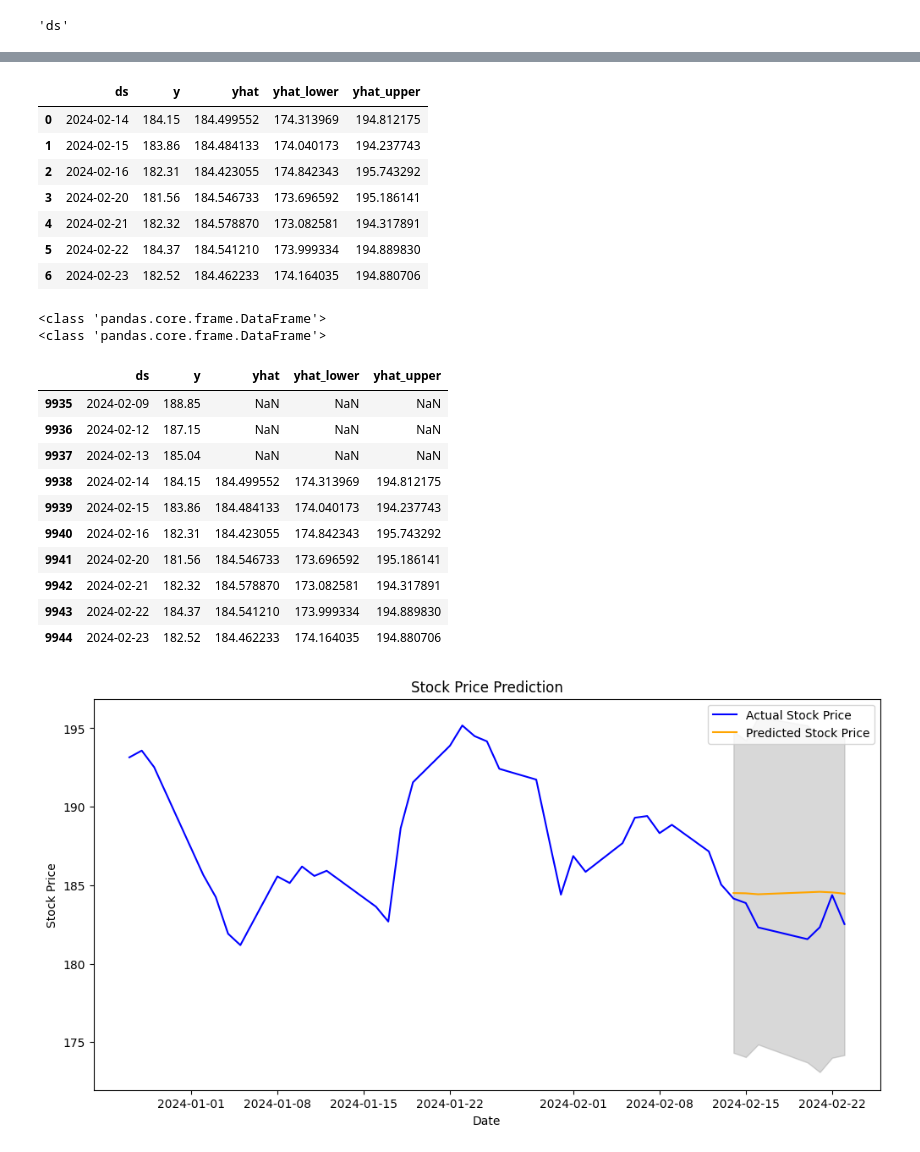
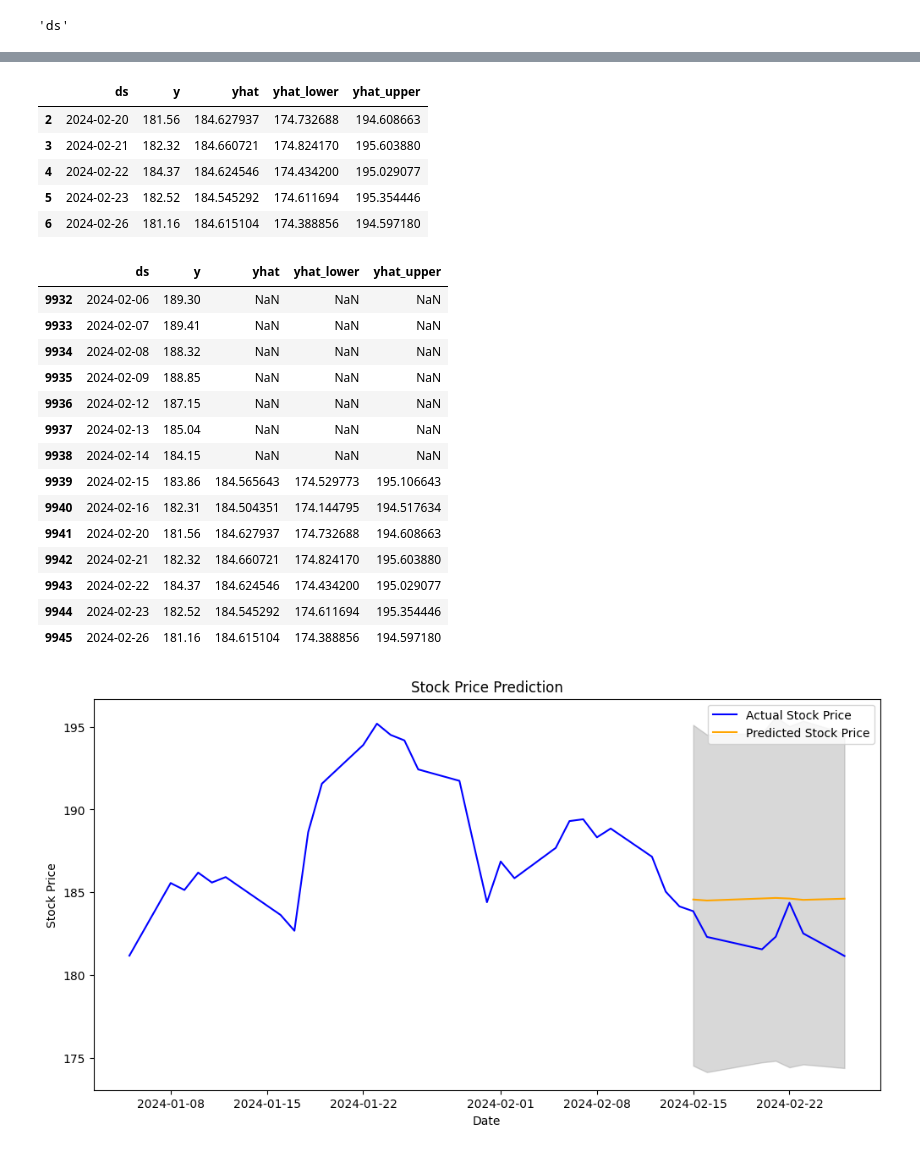
Before and after one commit to TGusciora/E001_smart_structuring, a Jupyter notebook: notebooks/001_tg_initial.ipynb, the cells around one changed output, grey strips where cells are left out. Saved outputs shown, nothing was run; the diff lists cells and outputs as text; code cells hidden in the pictures.

Commit message:
2024/02/27 update
- serializing + deserializing model
- saving graphs
- adding random seed for reproducibility

```diff
--- a/notebooks/001_tg_initial.ipynb
+++ b/notebooks/001_tg_initial.ipynb
@@ -46,6 +48,11 @@ src_features :  /app/src/features/
 src_models :  /app/src/models/
 src_utils :  /app/src/utils/
 src_visualization :  /app/src/visualization/
+# %%
+# Parameters section
+
+seed = 123 # random seed for reproducibility of results
+forecast_days = 7 # number of days to forecast
 # %%
 # Kids, don't do this at home
 os.environ['secret_apiKey']
@@ -98,10 +105,10 @@ aapl[(aapl["date"].dt.year == 2005) & (aapl["date"].dt.month == 2)]
 | 5164 | 2005-02-25 | 1.36484 | 1.36843 | 1.34220 | 1.35457 | 1.074120e+09 |
 | 5165 | 2005-02-28 | 1.35955 | 1.37411 | 1.33832 | 1.36573 | 7.658622e+08 |
 # %%
-train = aapl[['date', 'close']][:-7].copy()  # All data except the last 7 observations
+train = aapl[['date', 'close']][:-forecast_days].copy()  # All data except the last 7 observations
 train.columns = ['ds', 'y']  # Renaming columns to fit Prophet's requirements
 display('train dataset size:', train.shape)
-test = aapl[['date', 'close']][-7:].copy()   # Last 7 observations
+test = aapl[['date', 'close']][-forecast_days:].copy()   # Last 7 observations
 test.columns = ['ds', 'y']  # Renaming columns to fit Prophet's requirements
 display('train dataset size:', test.shape)
 # %% [output]
@@ -139,7 +146,7 @@ m.fit(train)
 <prophet.forecaster.Prophet at 0x...>
 # %%
 # Python
-future = m.make_future_dataframe(periods=11)
+future = m.make_future_dataframe(periods=2*forecast_days) # 2*forecast_days to include weekends
 future = future[future['ds'].dt.dayofweek < 5] # exclude weekends
 future.tail(10)
 # %% [output]
@@ -218,55 +226,52 @@ test
 # %%
 test_forecast = test.merge(forecast[['ds', 'yhat', 'yhat_lower', 'yhat_upper']], on='ds', how='left')
-test_forecast.tail(20)
+test_forecast.tail()
 # %% [output]
 |  | ds | y | yhat | yhat_lower | yhat_upper |
-| 0 | 2024-02-14 | 184.15 | 184.499552 | 174.313969 | 194.812175 |
-| 1 | 2024-02-15 | 183.86 | 184.484133 | 174.040173 | 194.237743 |
-| 2 | 2024-02-16 | 182.31 | 184.423055 | 174.842343 | 195.743292 |
-| 3 | 2024-02-20 | 181.56 | 184.546733 | 173.696592 | 195.186141 |
-| 4 | 2024-02-21 | 182.32 | 184.578870 | 173.082581 | 194.317891 |
-| 5 | 2024-02-22 | 184.37 | 184.541210 | 173.999334 | 194.889830 |
-| 6 | 2024-02-23 | 182.52 | 184.462233 | 174.164035 | 194.880706 |
+| 2 | 2024-02-20 | 181.56 | 184.627937 | 174.732688 | 194.608663 |
+| 3 | 2024-02-21 | 182.32 | 184.660721 | 174.824170 | 195.603880 |
+| 4 | 2024-02-22 | 184.37 | 184.624546 | 174.434200 | 195.029077 |
+| 5 | 2024-02-23 | 182.52 | 184.545292 | 174.611694 | 195.354446 |
+| 6 | 2024-02-26 | 181.16 | 184.615104 | 174.388856 | 194.597180 |
-# %%
-print(type(train))
-print(type(test))
-# %% [output]
-<class 'pandas.core.frame.DataFrame'>
-<class 'pandas.core.frame.DataFrame'>
 # %%
 full_sample = pd.concat([train, test_forecast], ignore_index=True, sort=False)
+full_sample = full_sample[full_sample['y'].notnull()] # remove rows without ground truth
 # %%
-full_sample.tail(10)
+full_sample.tail(2*forecast_days)
 # %% [output]
 |  | ds | y | yhat | yhat_lower | yhat_upper |
+| 9932 | 2024-02-06 | 189.30 | NaN | NaN | NaN |
+| 9933 | 2024-02-07 | 189.41 | NaN | NaN | NaN |
+| 9934 | 2024-02-08 | 188.32 | NaN | NaN | NaN |
 | 9935 | 2024-02-09 | 188.85 | NaN | NaN | NaN |
 | 9936 | 2024-02-12 | 187.15 | NaN | NaN | NaN |
 | 9937 | 2024-02-13 | 185.04 | NaN | NaN | NaN |
-| 9938 | 2024-02-14 | 184.15 | 184.499552 | 174.313969 | 194.812175 |
-| 9939 | 2024-02-15 | 183.86 | 184.484133 | 174.040173 | 194.237743 |
-| 9940 | 2024-02-16 | 182.31 | 184.423055 | 174.842343 | 195.743292 |
-| 9941 | 2024-02-20 | 181.56 | 184.546733 | 173.696592 | 195.186141 |
-| 9942 | 2024-02-21 | 182.32 | 184.578870 | 173.082581 | 194.317891 |
-| 9943 | 2024-02-22 | 184.37 | 184.541210 | 173.999334 | 194.889830 |
-| 9944 | 2024-02-23 | 182.52 | 184.462233 | 174.164035 | 194.880706 |
+| 9938 | 2024-02-14 | 184.15 | NaN | NaN | NaN |
+| 9939 | 2024-02-15 | 183.86 | 184.565643 | 174.529773 | 195.106643 |
+| 9940 | 2024-02-16 | 182.31 | 184.504351 | 174.144795 | 194.517634 |
+| 9941 | 2024-02-20 | 181.56 | 184.627937 | 174.732688 | 194.608663 |
+| 9942 | 2024-02-21 | 182.32 | 184.660721 | 174.824170 | 195.603880 |
+| 9943 | 2024-02-22 | 184.37 | 184.624546 | 174.434200 | 195.029077 |
+| 9944 | 2024-02-23 | 182.52 | 184.545292 | 174.611694 | 195.354446 |
+| 9945 | 2024-02-26 | 181.16 | 184.615104 | 174.388856 | 194.597180 |
 # %%
 # Plotting
 plt.figure(figsize=(12, 6))
-plt.plot(full_sample['ds'][-40:], full_sample['y'][-40:], label='Actual Stock Price', color='blue')
-plt.plot(full_sample['ds'][-40:], full_sample['yhat'][-40:], label='Predicted Stock Price', color='orange')
+plt.plot(full_sample['ds'][-5*forecast_days:], full_sample['y'][-5*forecast_days:], label='Actual Stock Price', color='blue')
+plt.plot(full_sample['ds'][-5*forecast_days:], full_sample['yhat'][-5*forecast_days:], label='Predicted Stock Price', color='orange')
 
 # Shading the area for prediction intervals
 # Assuming the last 7 observations have the forecast data
-plt.fill_between(full_sample['ds'][-7:], full_sample['yhat_lower'][-7:], full_sample['yhat_upper'][-7:], color='gray', alpha=0.3)
+plt.fill_between(full_sample['ds'][-7:], full_sample['yhat_lower'][-forecast_days:], full_sample['yhat_upper'][-forecast_days:], color='gray', alpha=0.3)
 
 # Adding labels, title and legend
 plt.xlabel('Date')
 plt.ylabel('Stock Price')
 plt.title('Stock Price Prediction')
 plt.legend()
 
 # Show the plot
 plt.show()
 # %% [output]
-[figure, old version]
+[figure, new version]
 # %%
```
Also changed, not shown: parts of 17 cells of this notebook, 2 other files.
